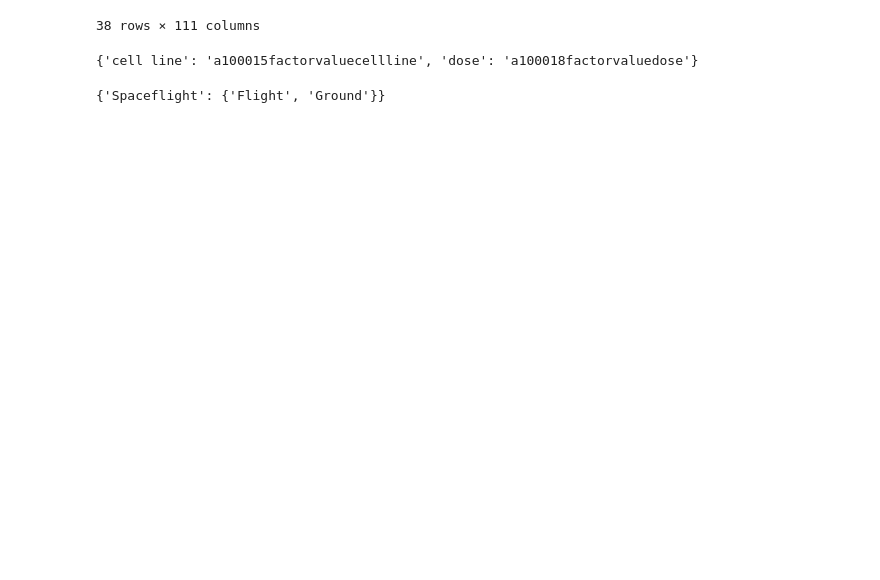
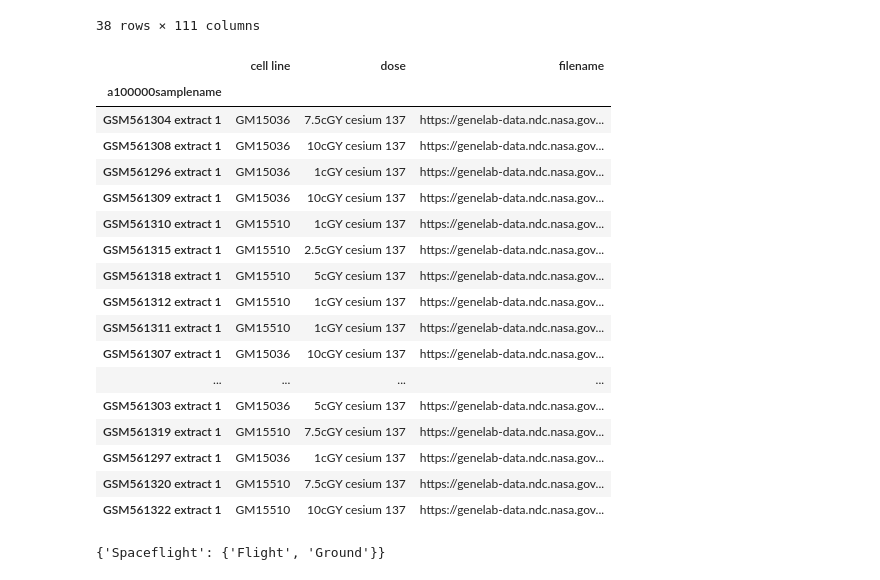
Before and after one commit to LankyCyril/genefab, a Jupyter notebook: GeneFab.ipynb, the cells around one changed output. Saved outputs shown, nothing was run; the diff lists cells and outputs as text; code cells hidden in the pictures; blank space fills up the shorter version.

Commit message:
Get datafiles local filenames

```diff
--- a/GeneFab.ipynb
+++ b/GeneFab.ipynb
@@ -54,9 +54,26 @@ tmt.T
 38 rows × 111 columns
 # %%
 dirty_import("glds_data/metadata.py")
-GeneLabDataSet("GLDS-154").get_factors(as_fields=True)
+GeneLabDataSet("GLDS-154").get_datafiles(as_urls=False)
 # %% [output]
-{'cell line': 'a100015factorvaluecellline', 'dose': 'a100018factorvaluedose'}
+|  | cell line | dose | filename |
+| a100000samplename |  |  |  |
+| GSM561304 extract 1 | GM15036 | 7.5cGY cesium 137 | https://genelab-data.ndc.nasa.gov... |
+| GSM561308 extract 1 | GM15036 | 10cGY cesium 137 | https://genelab-data.ndc.nasa.gov... |
+| GSM561296 extract 1 | GM15036 | 1cGY cesium 137 | https://genelab-data.ndc.nasa.gov... |
+| GSM561309 extract 1 | GM15036 | 10cGY cesium 137 | https://genelab-data.ndc.nasa.gov... |
+| GSM561310 extract 1 | GM15510 | 1cGY cesium 137 | https://genelab-data.ndc.nasa.gov... |
+| GSM561315 extract 1 | GM15510 | 2.5cGY cesium 137 | https://genelab-data.ndc.nasa.gov... |
+| GSM561318 extract 1 | GM15510 | 5cGY cesium 137 | https://genelab-data.ndc.nasa.gov... |
+| GSM561312 extract 1 | GM15510 | 1cGY cesium 137 | https://genelab-data.ndc.nasa.gov... |
+| GSM561311 extract 1 | GM15510 | 1cGY cesium 137 | https://genelab-data.ndc.nasa.gov... |
+| GSM561307 extract 1 | GM15036 | 10cGY cesium 137 | https://genelab-data.ndc.nasa.gov... |
+| ... | ... | ... | ... |
+| GSM561303 extract 1 | GM15036 | 5cGY cesium 137 | https://genelab-data.ndc.nasa.gov... |
+| GSM561319 extract 1 | GM15510 | 7.5cGY cesium 137 | https://genelab-data.ndc.nasa.gov... |
+| GSM561297 extract 1 | GM15036 | 1cGY cesium 137 | https://genelab-data.ndc.nasa.gov... |
+| GSM561320 extract 1 | GM15510 | 7.5cGY cesium 137 | https://genelab-data.ndc.nasa.gov... |
+| GSM561322 extract 1 | GM15510 | 10cGY cesium 137 | https://genelab-data.ndc.nasa.gov... |
 # %%
 dirty_import("glds_data/metadata.py")
 m = GeneLabDataSet("GLDS-87") # ("GLDS-154") # is multi-factor and has derived files that are TAR-red or ZIP-ped (has fields 'archived file')
```
Also changed, not shown: parts of 1 cell of this notebook, 1 other file.
